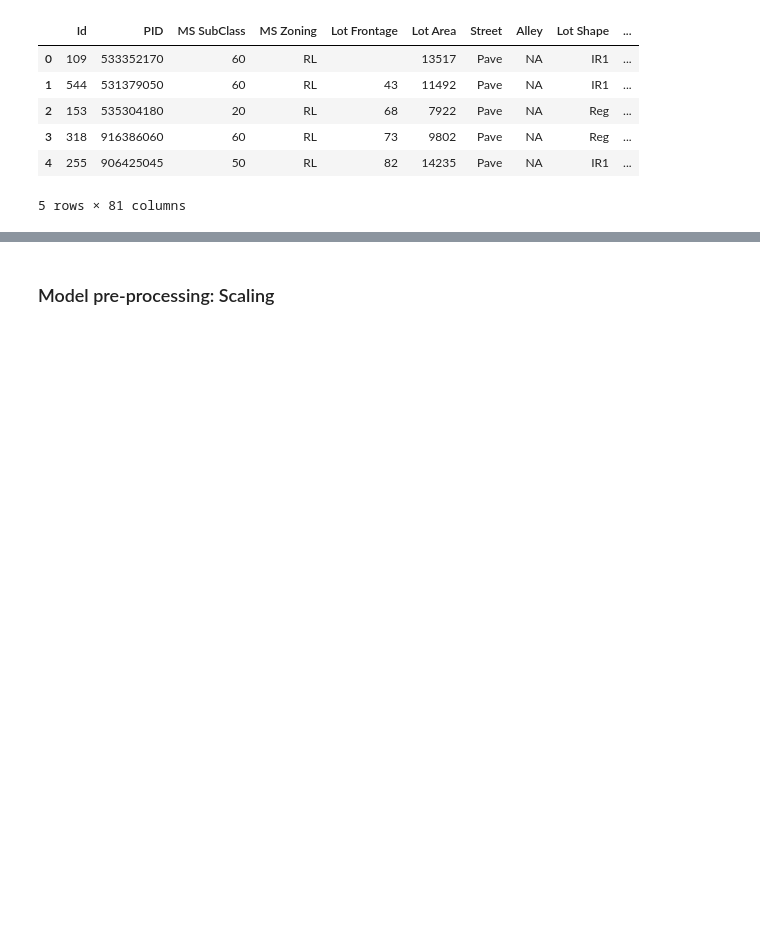
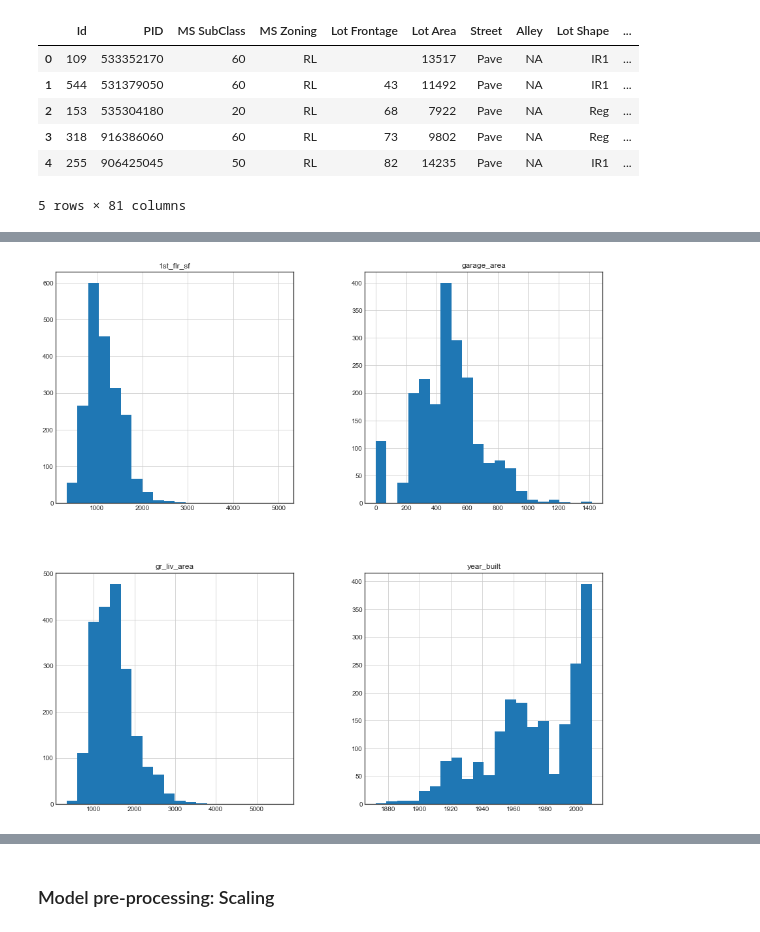
Before and after one commit to JunyuanLin/dsiprojects, a Jupyter notebook: Project_2_Reg_Challenge/code/regression_challenge_notebook.ipynb, the cells around one changed output, grey strips where cells are left out. Cells and saved outputs as stored; diff of their text form; code cells hidden in the pictures; blank space fills up the shorter version.

```diff
--- a/Project_2_Reg_Challenge/code/regression_challenge_notebook.ipynb
+++ b/Project_2_Reg_Challenge/code/regression_challenge_notebook.ipynb
@@ -290,0 +431,5 @@ X_train, X_test, y_train, y_test = train_test_split(X,y)
+# %%
+# Plot histograms of chosen numerical variables
+df_train[chosen_num_var].hist(figsize=(15,15),bins=20);
+# %% [output]
+[figure, added]
```
Also changed, not shown: parts of 172 cells of this notebook, 6 other files.
